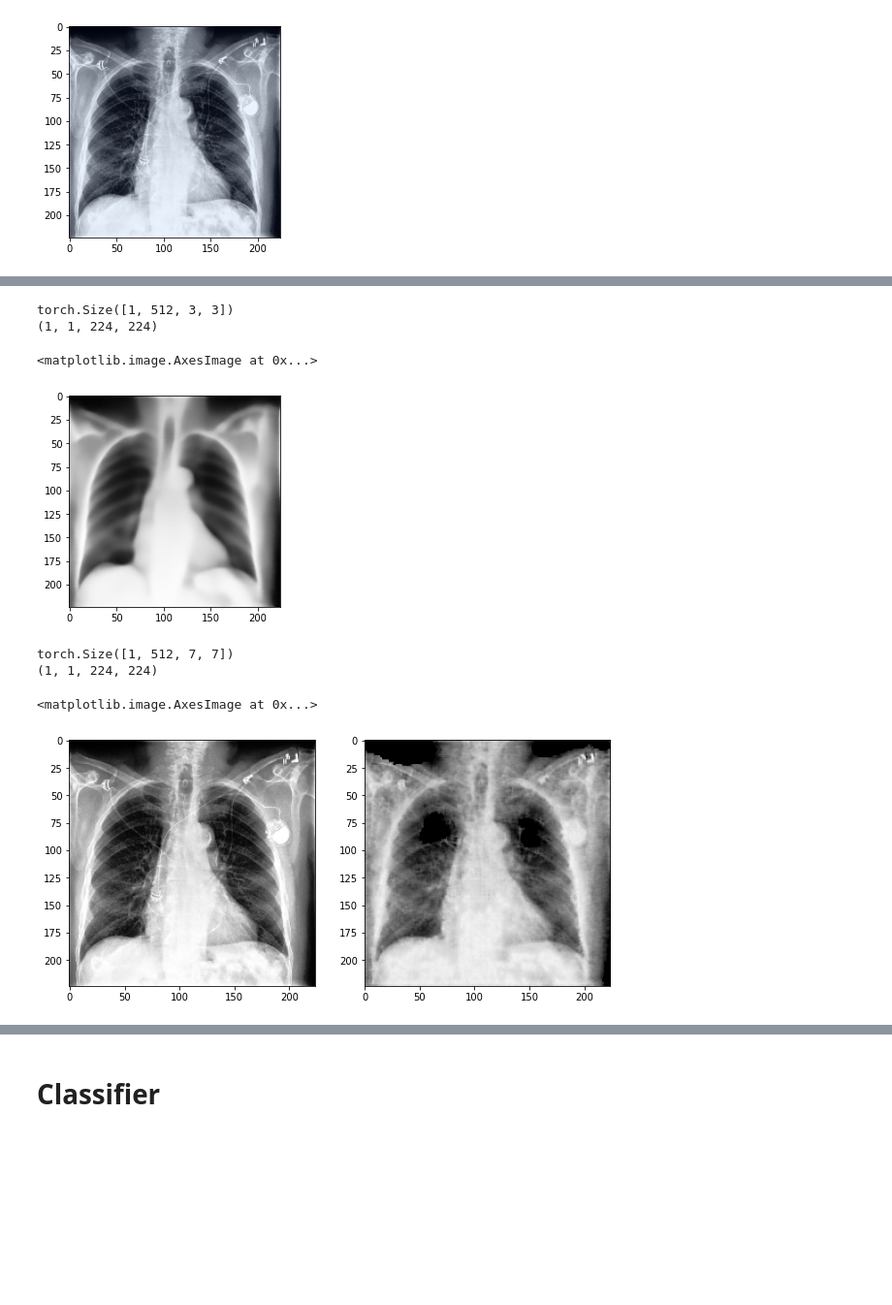
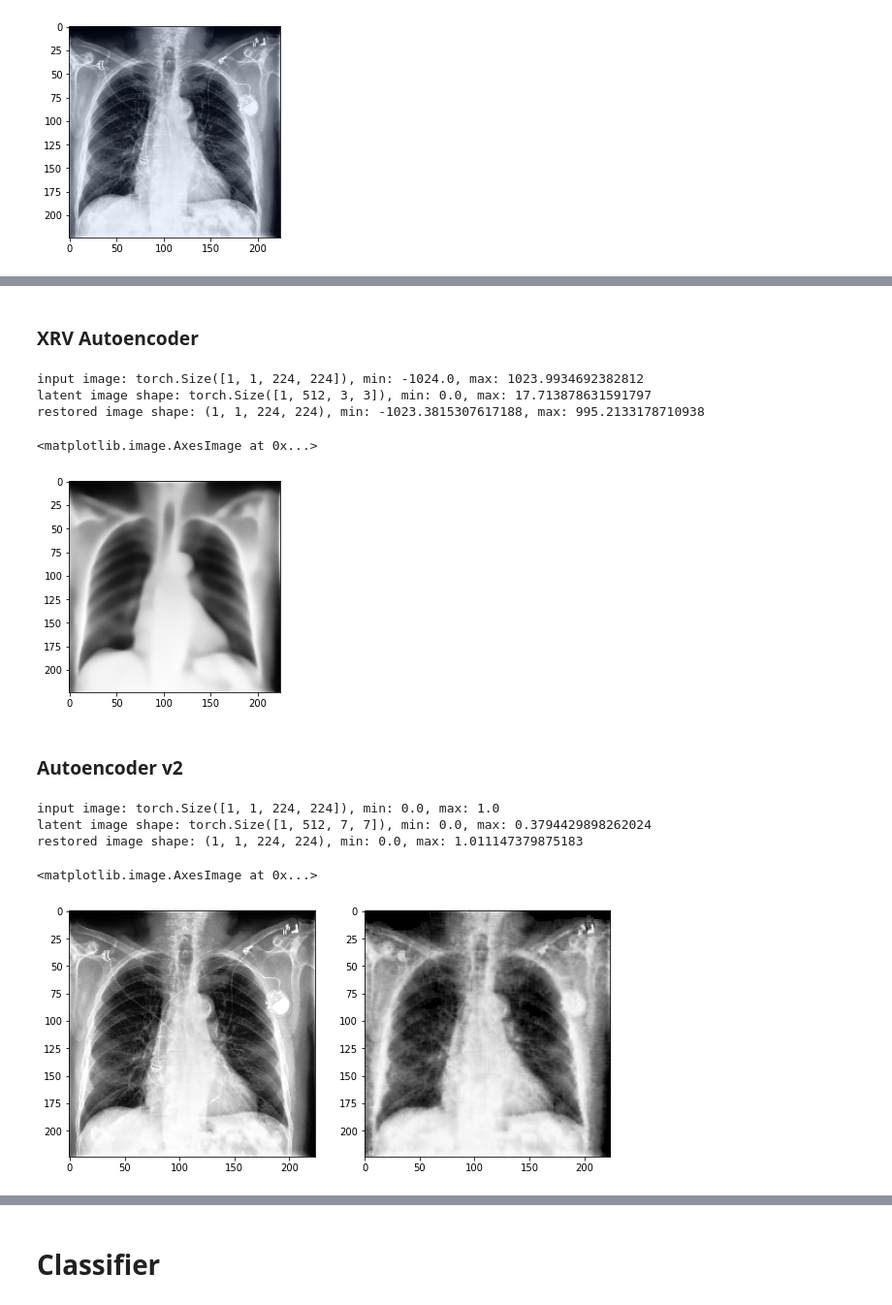
Before and after one commit to florianjuengermann/local-counterfactuals, a Jupyter notebook: XRV_Autoencoder.ipynb, the cells around one changed output, grey strips where cells are left out. Shown at 97% size. Saved outputs shown, nothing was run; the diff lists cells and outputs as text; code cells hidden in the pictures; blank space fills up the shorter version.

Commit message:
fixed image conversion, added binary thresholding

```diff
--- a/XRV_Autoencoder.ipynb
+++ b/XRV_Autoencoder.ipynb
@@ -265,7 +52,8 @@ def load_img(path):
 
 def xrv_img_to_classifier(img):
     # img is of shape (224, 224) with values in [-1024, 1024]
-    img = img.detach()
+    if not isinstance(img, np.ndarray):
+        img = img.detach()
     with NamedTemporaryFile(suffix=".png") as f:
         plt.imsave(f.name, img, cmap="Greys_r")
         img = load_img(f.name)
@@ -279,6 +67,7 @@ def xrv_img_to_classifier_batch0(img):
     return cf_img
 
 def normalize_img(img):
+    # returns values [-1024, 1024]
     chexpert_img = xrv.datasets.normalize(img, 255)
     chexpert_img = chexpert_img[None, :, :]
     transform = torchvision.transforms.Compose([
@@ -289,6 +78,10 @@ def normalize_img(img):
     chexpert_img = torch.from_numpy(chexpert_img).unsqueeze(0)
     return chexpert_img
 
+def norm_01(img):
+    img = img - img.min()
+    img = img / img.max()
+    return img
 
 def plot_cf_img(img):
     img = img.permute(1, 2, 0)
@@ -308,10 +101,12 @@ print(f"Shape: {chexpert_img.shape}\n{chexpert_img[:3, :3]}")
 plt.imshow(chexpert_img, cmap="Greys_r"); plt.show();
 
 xrv_img = normalize_img(chexpert_img)
+img_01 = norm_01(xrv_img)
+
 print(f"Shape: {xrv_img.shape}\n{xrv_img[:, :, :3, :3]}")
 plt.imshow(xrv_img[0, 0], cmap="Greys_r"); plt.show();
 
-img_cf = xrv_img_to_classifier(xrv_img[0, 0])
+img_cf = xrv_img_to_classifier(img_01[0, 0])
 print(f"Shape: {img_cf.shape}\n{img_cf[0, :3, :3]}")
 plot_cf_img(img_cf)
 # %% [output]
@@ -338,32 +131,39 @@ img_path = f"{dataset_path}/CheXpert-v1.0-small/valid/patient64606/study1/view1_
+# %% [markdown]
+### XRV Autoencoder
 # %%
 ae_xrv = xrv.autoencoders.ResNetAE(weights="101-elastic")
 
-#out = ae(chexpert_img)
+print(f"input image: {xrv_img.shape}, min: {xrv_img.min()}, max: {xrv_img.max()}")
 z = ae_xrv.encode(xrv_img)
-print(z.shape)
+print(f"latent image shape: {z.shape}, min: {z.min()}, max: {z.max()}")
 decoded = ae_xrv.decode(z).detach().numpy()
-#img_r = out['out'].detach().ngumpy()
-print(decoded.shape)
+print(f"restored image shape: {decoded.shape}, min: {decoded.min()}, max: {decoded.max()}")
 plt.imshow(decoded[0][0], cmap="Greys_r")
 # %% [output]
-torch.Size([1, 512, 3, 3])
-(1, 1, 224, 224)
+input image: torch.Size([1, 1, 224, 224]), min: -1024.0, max: 1023.9934692382812
+latent image shape: torch.Size([1, 512, 3, 3]), min: 0.0, max: 17.713878631591797
+restored image shape: (1, 1, 224, 224), min: -1023.3815307617188, max: 995.2133178710938
 <matplotlib.image.AxesImage at 0x...>
 [figure]
-# %%
-ae = torch.load("./weights/autoencoder_v2.pt",  map_location=device);
-#print(xrv_img)
-z, add = ae.encode(img_to_rgb(xrv_img))
-print(z.shape)
-img_restore = ae.decode(z, add).detach().numpy()
-print(img_restore.shape)
-# %% [output]
-torch.Size([1, 512, 7, 7])
-(1, 1, 224, 224)
-# %%
-fig, ax = plt.subplots(1,2, figsize=(10, 10))
-ax[0].imshow(xrv_img[0, 0], cmap='Greys_r')
-ax[1].imshow(img_restore[0], cmap='Greys_r')
-# %% [output]
-<matplotlib.image.AxesImage at 0x...>
-[figure, removed]
+# %% [markdown]
+### Autoencoder v2
+# %%
+
+from models.ae_v2 import SegNet, segnetDown2, segnetDown3, conv2DBatchNormRelu, segnetUp2, segnetUp3
+ae = torch.load("./weights/autoencoder_v2.pt",  map_location=device);
+ae.eval();
+print(f"input image: {img_01.shape}, min: {img_01.min()}, max: {img_01.max()}")
+z, add = ae.encode(img_01)
+print(f"latent image shape: {z.shape}, min: {z.min()}, max: {z.max()}")
+img_restore = ae.decode(z, add).detach().numpy()
+print(f"restored image shape: {img_restore.shape}, min: {img_restore.min()}, max: {img_restore.max()}")
+
+fig, ax = plt.subplots(1,2, figsize=(10, 10))
+ax[0].imshow(img_01[0, 0], cmap='Greys_r')
+ax[1].imshow(img_restore[0, 0], cmap='Greys_r')
+# %% [output]
+input image: torch.Size([1, 1, 224, 224]), min: 0.0, max: 1.0
+latent image shape: torch.Size([1, 512, 7, 7]), min: 0.0, max: 0.3794429898262024
+restored image shape: (1, 1, 224, 224), min: 0.0, max: 1.011147379875183
+<matplotlib.image.AxesImage at 0x...>
+[figure, added]
```
Also changed, not shown: parts of 15 cells of this notebook, 3 other files.
